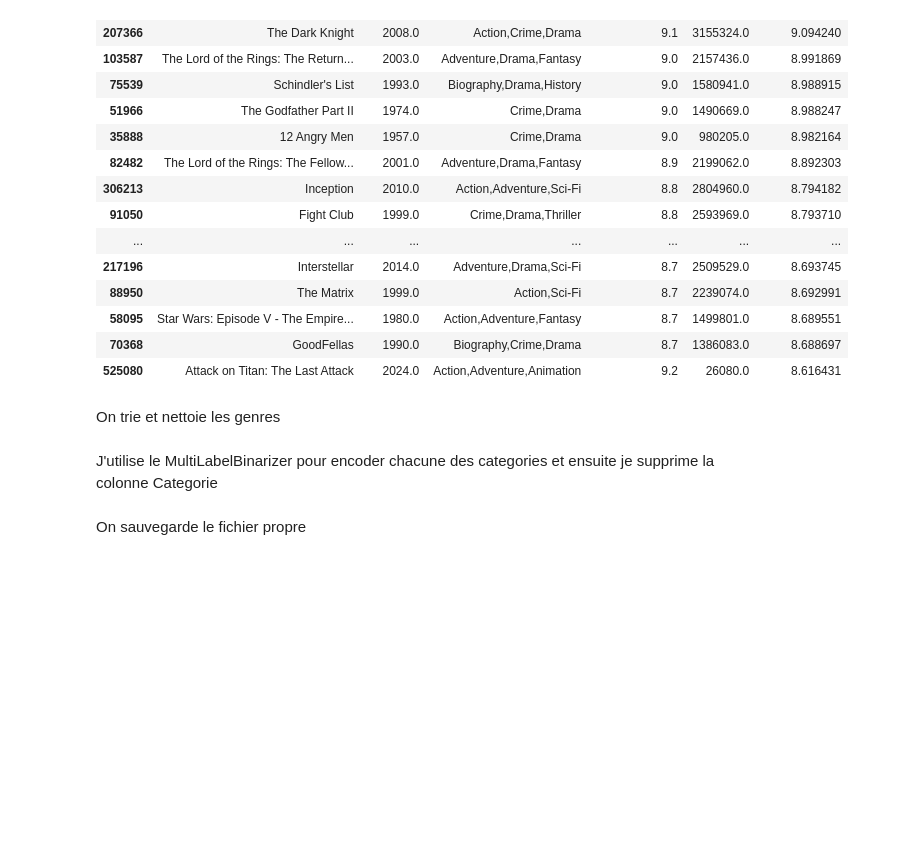
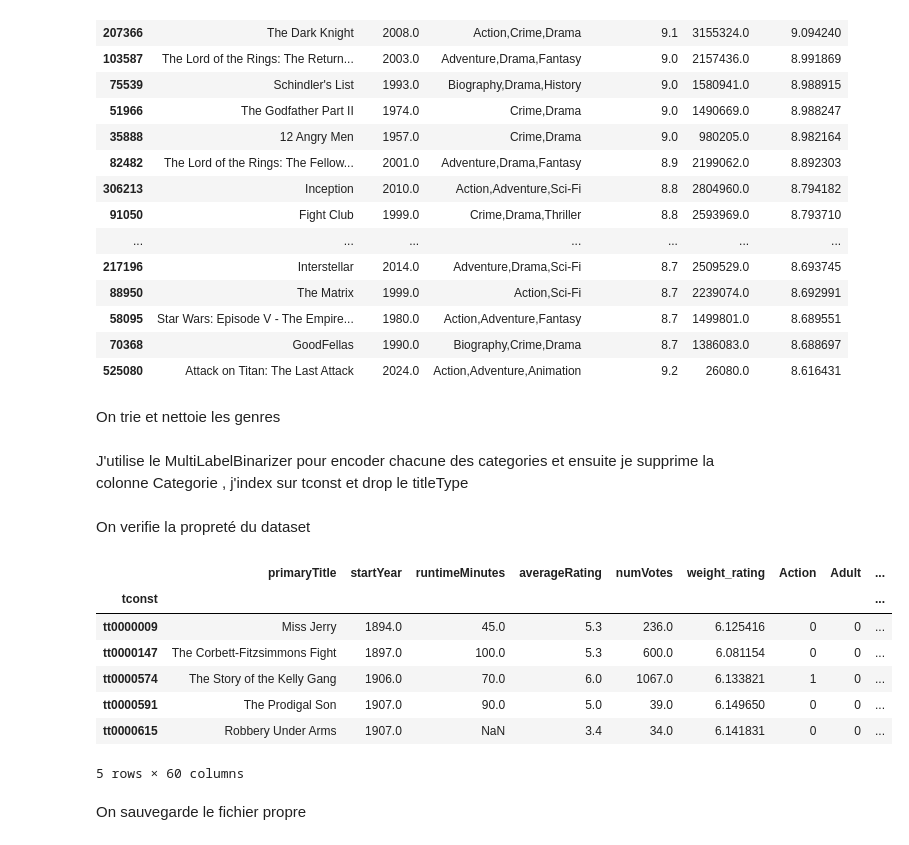
Before and after one commit to BoostMetrics/Recommandation-de-films, a Jupyter notebook: notebooks/02-preprocessing/merge_imdb.ipynb, the cells around one changed output. Cells and saved outputs as stored; diff of their text form; code cells hidden in the pictures; blank space fills up the shorter version.

Commit message:
Update merge_imdb.ipynb
Indexage suppression colonnes oubliée

```diff
--- a/notebooks/02-preprocessing/merge_imdb.ipynb
+++ b/notebooks/02-preprocessing/merge_imdb.ipynb
@@ -128,12 +128,28 @@ On trie et nettoie les genres
 # %%
 df_films['cat'] = df_films['genres'].str.split(",").apply(lambda x: [i.strip() for i in x])
 # %% [markdown]
-J'utilise le MultiLabelBinarizer pour encoder chacune des categories et ensuite je supprime la colonne Categorie
+J'utilise le MultiLabelBinarizer pour encoder chacune des categories et ensuite je supprime la colonne Categorie , j'index sur tconst et drop le titleType
 # %%
 mlb = MultiLabelBinarizer()
 genres_encoded = mlb.fit_transform(df_films['cat'])
 df_films = pd.concat([df_films, pd.DataFrame(genres_encoded, columns=mlb.classes_, index=df_films.index)], axis=1)
 df_films = df_films.drop(columns=['cat'])
+
+df_films = df_films.set_index('tconst')
+df_films = df_films.drop(columns=['titleType', 'genres'])
+# %% [markdown]
+On verifie la propreté du dataset
+# %%
+df_films.head()
+# %% [output]
+|  | primaryTitle | startYear | runtimeMinutes | averageRating | numVotes | weight_rating | Action | Adult | ... |
+| tconst |  |  |  |  |  |  |  |  | ... |
+| tt0000009 | Miss Jerry | 1894.0 | 45.0 | 5.3 | 236.0 | 6.125416 | 0 | 0 | ... |
+| tt0000147 | The Corbett-Fitzsimmons Fight | 1897.0 | 100.0 | 5.3 | 600.0 | 6.081154 | 0 | 0 | ... |
+| tt0000574 | The Story of the Kelly Gang | 1906.0 | 70.0 | 6.0 | 1067.0 | 6.133821 | 1 | 0 | ... |
+| tt0000591 | The Prodigal Son | 1907.0 | 90.0 | 5.0 | 39.0 | 6.149650 | 0 | 0 | ... |
+| tt0000615 | Robbery Under Arms | 1907.0 | NaN | 3.4 | 34.0 | 6.141831 | 0 | 0 | ... |
+5 rows × 60 columns
 # %% [markdown]
 On sauvegarde le fichier propre
 # %%
```
